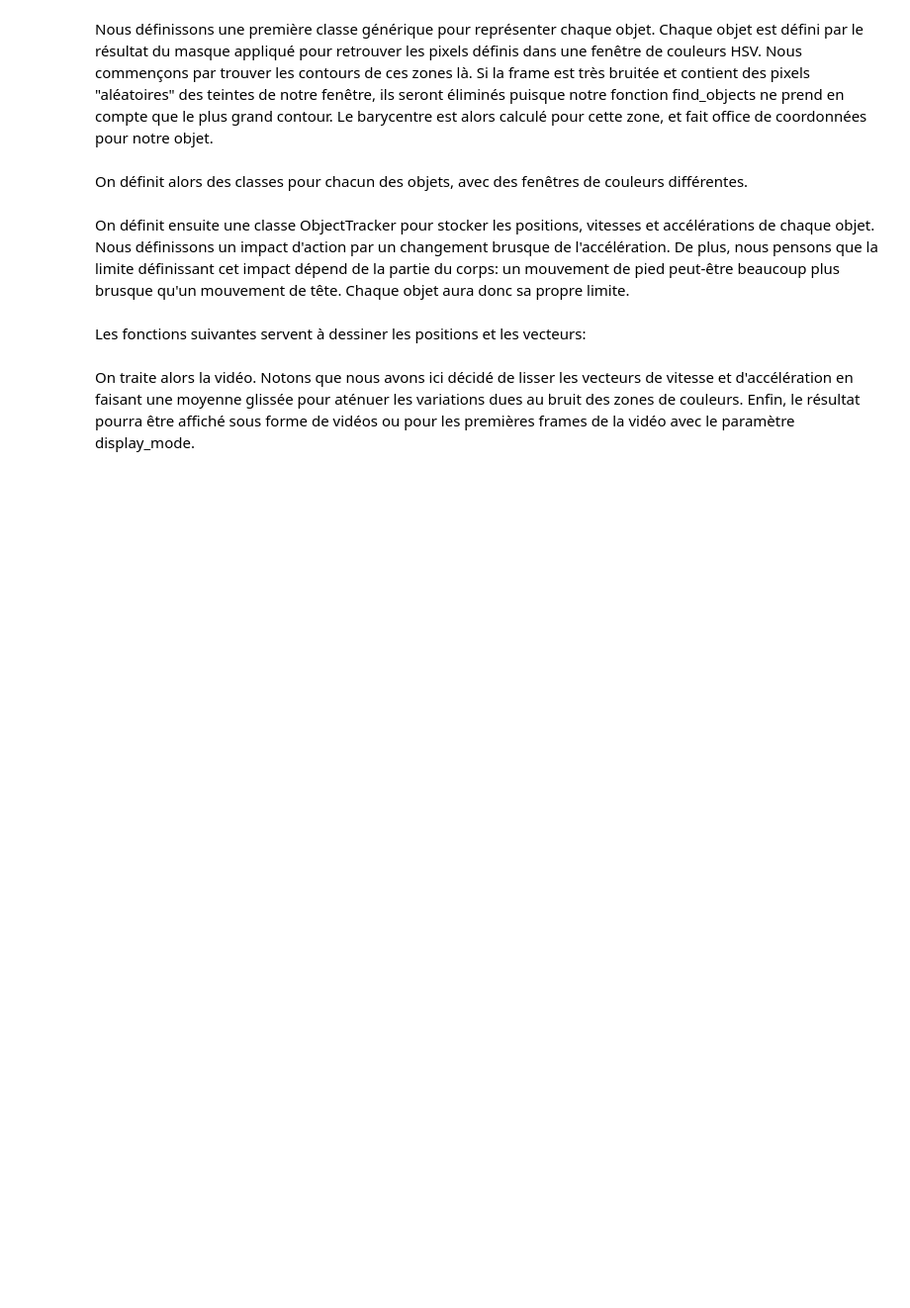
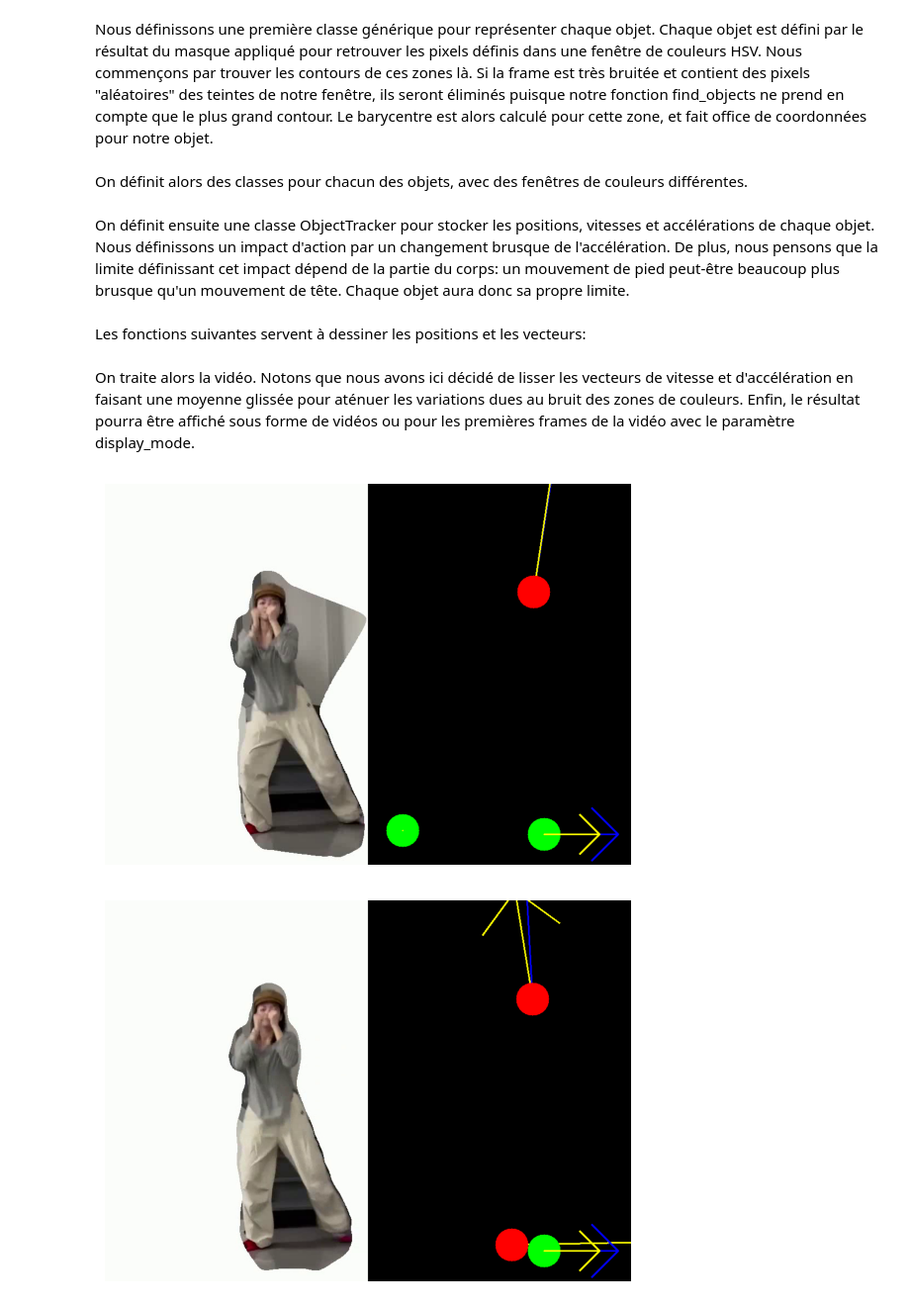
Before and after one commit to studyduude/dance-vision, a Jupyter notebook: chore_analysis.ipynb, the cells around one changed output. Shown at 99% size. Saved outputs shown, nothing was run; the diff lists cells and outputs as text; code cells hidden in the pictures; blank space fills up the shorter version.

```diff
--- a/chore_analysis.ipynb
+++ b/chore_analysis.ipynb
@@ -612,3 +630,12 @@ segmenters_and_trackers = [(left_shoe_segmenter, left_shoe_tracker), (right_shoe
 
 # Processus d'exemple
 process_video(processed_video_path, segmenters_and_trackers, display_mode='video')  # Ou 'video' pour l'affichage vidéo
+# %%
+# Associez chaque segmenteur à son tracker
+segmenters_and_trackers = [(left_shoe_segmenter, left_shoe_tracker), (right_shoe_segmenter, right_shoe_tracker), (cap_segmenter, cap_tracker)]
+
+# Processus d'exemple
+process_video(processed_video_path, segmenters_and_trackers, display_mode='static')  # Ou 'video' pour l'affichage vidéo
+# %% [output]
+[figure, added]
+[figure, added]
```
Also changed, not shown: parts of 7 cells of this notebook, 5 other files.
